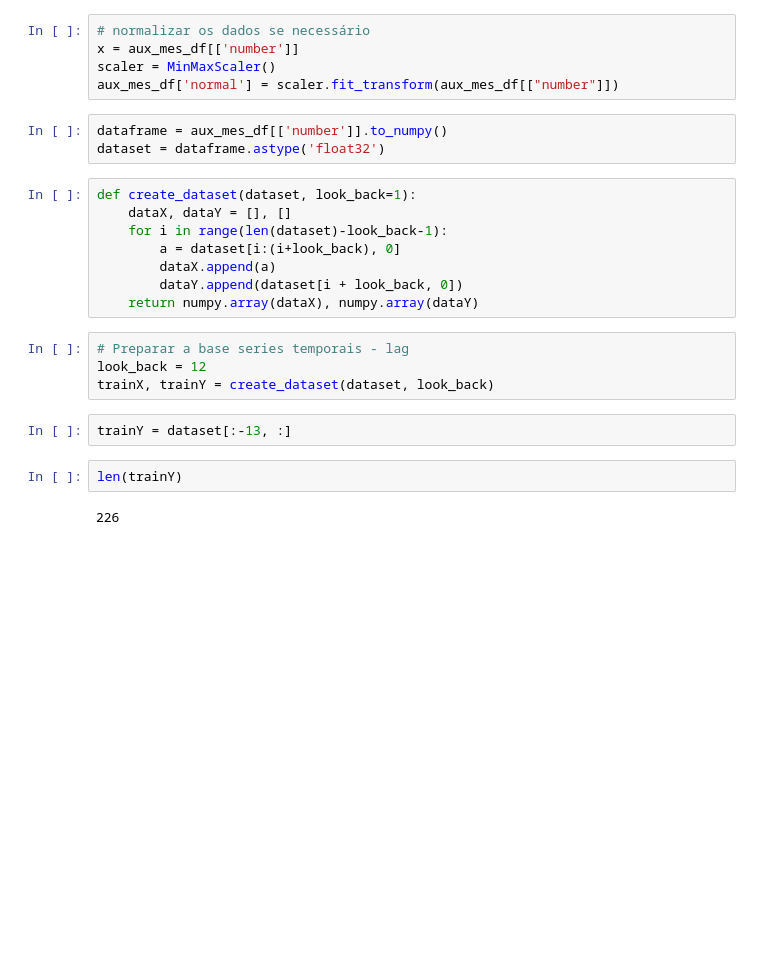
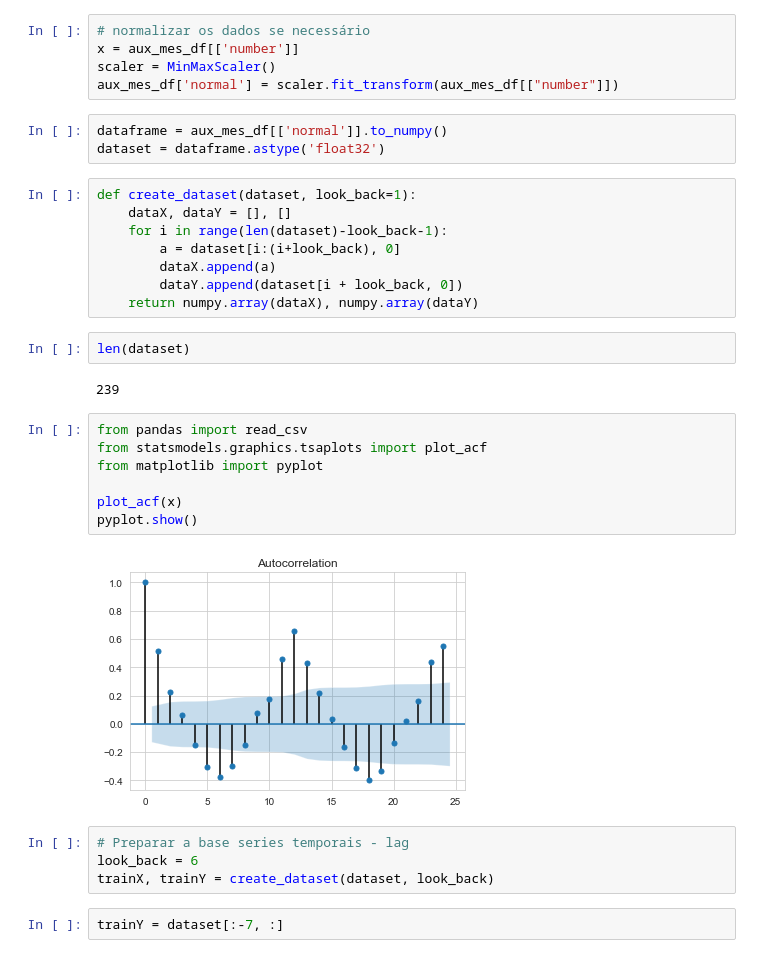
Before and after one commit to patricia-salles/sin5006, a Jupyter notebook: forest_fires/notebook_forest.ipynb, the cells around one changed output. Drawn from its saved outputs; the diff is of its cells as text; blank space fills up the shorter version.

```diff
--- a/forest_fires/notebook_forest.ipynb
+++ b/forest_fires/notebook_forest.ipynb
@@ -131,7 +137,7 @@ x = aux_mes_df[['number']]
 scaler = MinMaxScaler()
 aux_mes_df['normal'] = scaler.fit_transform(aux_mes_df[["number"]])
 # %%
-dataframe = aux_mes_df[['number']].to_numpy()
+dataframe = aux_mes_df[['normal']].to_numpy()
 dataset = dataframe.astype('float32')
 # %%
 def create_dataset(dataset, look_back=1):
@@ -141,13 +147,22 @@ def create_dataset(dataset, look_back=1):
 		dataX.append(a)
 		dataY.append(dataset[i + look_back, 0])
 	return numpy.array(dataX), numpy.array(dataY)
+# %%
+len(dataset)
+# %% [output]
+239
+# %%
+from pandas import read_csv
+from statsmodels.graphics.tsaplots import plot_acf
+from matplotlib import pyplot
+
+plot_acf(x)
+pyplot.show()
+# %% [output]
+[figure, added]
 # %%
 # Preparar a base series temporais - lag
-look_back = 12
+look_back = 6
 trainX, trainY = create_dataset(dataset, look_back)
 # %%
-trainY = dataset[:-13, :]
+trainY = dataset[:-7, :]
-# %%
-len(trainY)
-# %% [output]
-226
```
Also changed, not shown: parts of 10 cells of this notebook, 1 other file.
